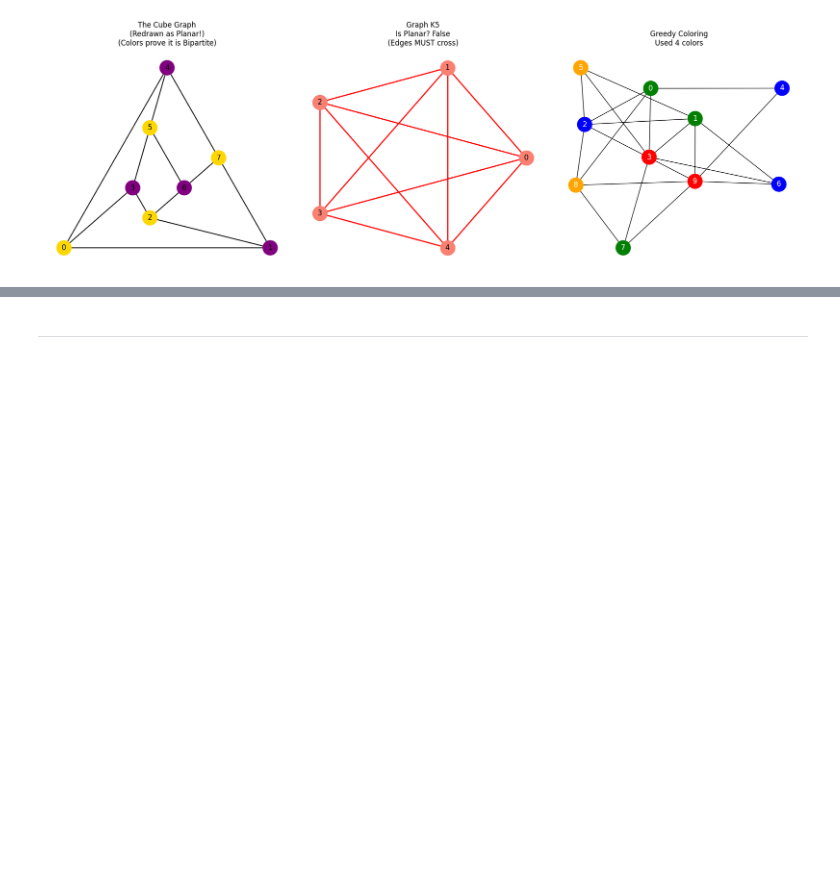
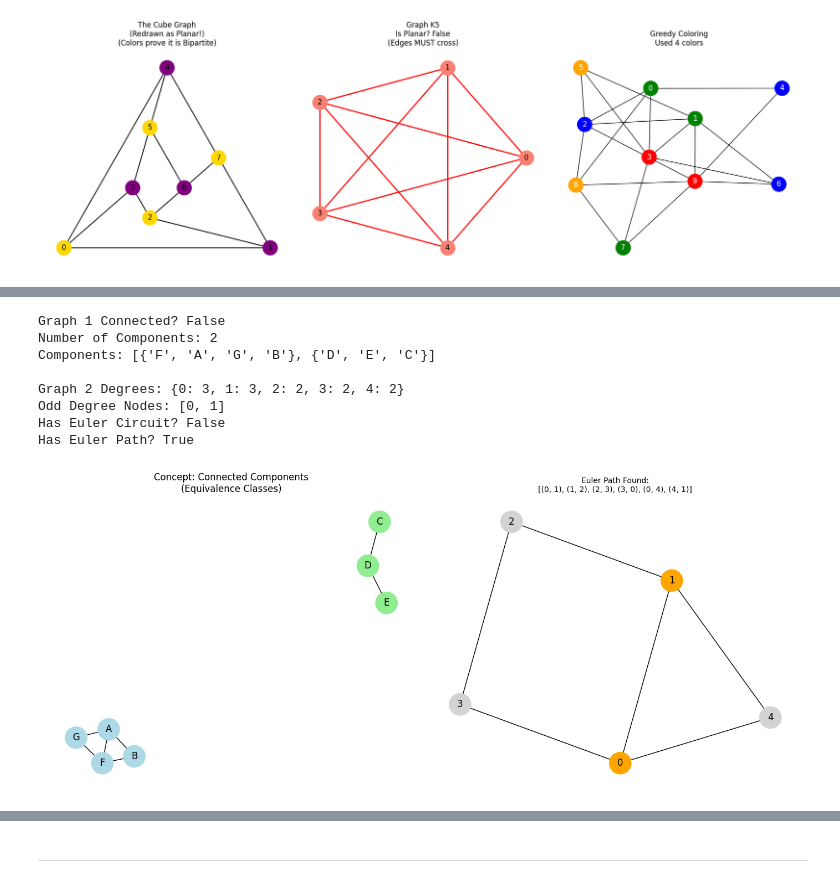
Before and after one commit to Ice-Citron/Project-Liberty, a Jupyter notebook: Copied/40008-Graphs-&-Algorithms/23-Jan.ipynb, the cells around one changed output, grey strips where cells are left out. Saved outputs shown, nothing was run; the diff lists cells and outputs as text; code cells hidden in the pictures; blank space fills up the shorter version.

```diff
--- a/Copied/40008-Graphs-&-Algorithms/23-Jan.ipynb
+++ b/Copied/40008-Graphs-&-Algorithms/23-Jan.ipynb
@@ -1724,0 +2018,78 @@ ___________________________________________________
+# %%
+import networkx as nx
+import matplotlib.pyplot as plt
+
+def visualize_connectivity_and_euler():
+    fig, axes = plt.subplots(1, 2, figsize=(14, 6))
+
+    # --- 1. CONNECTIVITY & COMPONENTS ---
+    # Create a disconnected graph (like slide 45)
+    G_dis = nx.Graph()
+    G_dis.add_edges_from([('A', 'B'), ('B', 'F'), ('F', 'G'), ('G', 'A'), ('A', 'F')]) # Component 1
+    G_dis.add_edges_from([('C', 'D'), ('D', 'E')]) # Component 2 (Isolated)
+
+    # Find components programmatically
+    components = list(nx.connected_components(G_dis))
+    print(f"Graph 1 Connected? {nx.is_connected(G_dis)}")
+    print(f"Number of Components: {len(components)}")
+    print(f"Components: {components}")
+
+    # Draw with components colored differently
+    pos_dis = nx.spring_layout(G_dis, seed=42)
+    colors = []
+    for node in G_dis.nodes():
+        if node in components[0]: colors.append('lightblue')
+        else: colors.append('lightgreen')
+
+    nx.draw(G_dis, pos_dis, ax=axes[0], with_labels=True, node_color=colors, node_size=800)
+    axes[0].set_title("Concept: Connected Components\n(Equivalence Classes)")
+
+
+    # --- 2. EULER PATH (The "Side Journey" Logic) ---
+    # Create a graph that HAS an Euler Path (2 Odd Nodes)
+    # Let's use a "House" shape: Triangle on top of Square
+    G_eu = nx.Graph()
+    # Square base: 0-1, 1-2, 2-3, 3-0
+    # Roof: 0-4, 1-4
+    edges = [(0, 1), (1, 2), (2, 3), (3, 0), (0, 4), (1, 4)]
+    G_eu.add_edges_from(edges)
+
+    # Check Degrees
+    degrees = dict(G_eu.degree())
+    odd_nodes = [n for n, d in degrees.items() if d % 2 != 0]
+    print(f"\nGraph 2 Degrees: {degrees}")
+    print(f"Odd Degree Nodes: {odd_nodes}")
+    print(f"Has Euler Circuit? {nx.is_eulerian(G_eu)}") # Needs 0 odd nodes
+    print(f"Has Euler Path? {nx.has_eulerian_path(G_eu)}") # Needs 0 or 2 odd nodes
+
+    # Find the path
+    if nx.has_eulerian_path(G_eu):
+        # NetworkX algo returns edges generator
+        euler_path = list(nx.eulerian_path(G_eu))
+        path_title = f"Euler Path Found:\n{euler_path}"
+    else:
+        path_title = "No Euler Path"
+
+    # Draw
+    pos_eu = nx.kamada_kawai_layout(G_eu)
+    # Highlight the Odd nodes (Start/End points)
+    node_cols = ['orange' if n in odd_nodes else 'lightgray' for n in G_eu.nodes()]
+
+    nx.draw(G_eu, pos_eu, ax=axes[1], with_labels=True, node_color=node_cols, node_size=800)
+    axes[1].set_title(path_title, fontsize=10)
+
+    plt.tight_layout()
+    plt.show()
+
+if __name__ == "__main__":
+    visualize_connectivity_and_euler()
+# %% [output]
+Graph 1 Connected? False
+Number of Components: 2
+Components: [{'F', 'A', 'G', 'B'}, {'D', 'E', 'C'}]
+
+Graph 2 Degrees: {0: 3, 1: 3, 2: 2, 3: 2, 4: 2}
+Odd Degree Nodes: [0, 1]
+Has Euler Circuit? False
+Has Euler Path? True
+[figure, added]
```
Also changed, not shown: parts of 18 cells of this notebook.
